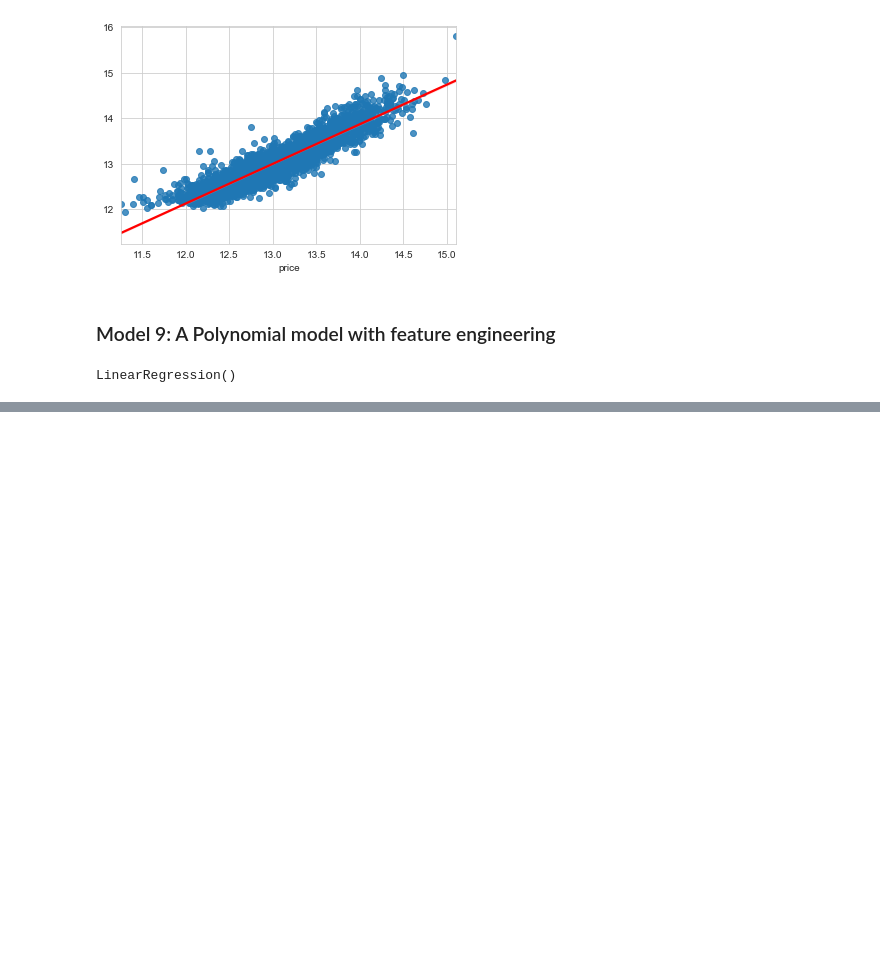
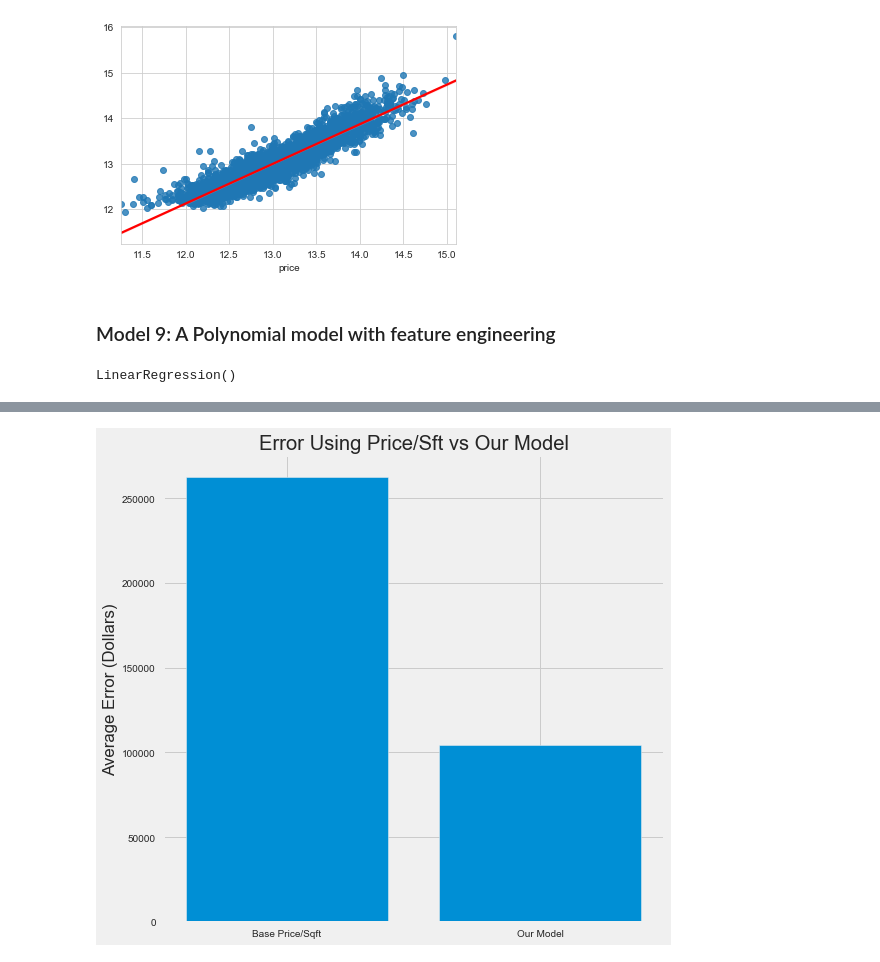
Before and after one commit to mankah/Project-2, a Jupyter notebook: Notebook.ipynb, the cells around one changed output, grey strips where cells are left out. Saved outputs shown, nothing was run; the diff lists cells and outputs as text; code cells hidden in the pictures; blank space fills up the shorter version.

```diff
--- a/Notebook.ipynb
+++ b/Notebook.ipynb
@@ -1091,3 +1112,12 @@ ax.set_title('Average Dollar Error by Model');
+# %%
+fig, ax = plt.subplots(figsize=(8,8))
+x = ['Base Price/Sqft', 'Our Model']
+y = [rmse_base, rmse_poly_9]
+ax.bar(x, y)
+ax.set_ylabel('Average Error (Dollars)')
+ax.set_title('Error Using Price/Sft vs Our Model');
+# %% [output]
+[figure, added]
 # %%
 x_ = np.array([simple_1_mean,
     simple_2_mean,
```
Also changed, not shown: parts of 22 cells of this notebook.
